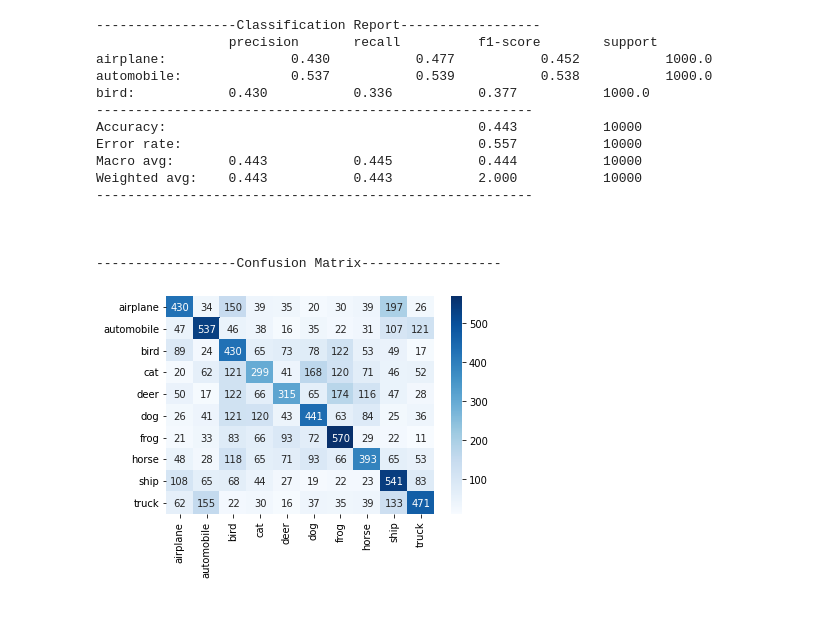
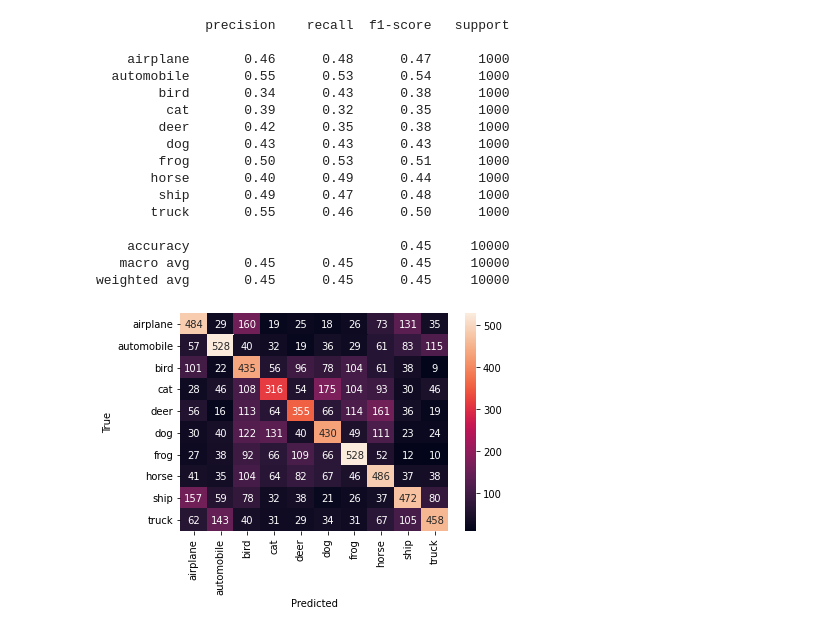
Before and after one commit to saeedzou/Deep-Learning-Assignments-2022, a Jupyter notebook: Assignment 3/q2.ipynb, the cells around one changed output. Cells and saved outputs as stored; diff of their text form; code cells hidden in the pictures.

```diff
--- a/Assignment 3/q2.ipynb
+++ b/Assignment 3/q2.ipynb
@@ -23,8 +23,8 @@ test_transform = torchvision.transforms.Compose([
     torchvision.transforms.ToTensor()
 ])
 # load CIFAR-10 dataset
-train_dataset = torchvision.datasets.CIFAR10(root='./data', train=True, download=False, transform=train_transform)
-test_dataset = torchvision.datasets.CIFAR10(root='./data', train=False, download=False, transform=test_transform)
+train_dataset = torchvision.datasets.CIFAR10(root='./data', train=True, download=True, transform=test_transform)
+test_dataset = torchvision.datasets.CIFAR10(root='./data', train=False, download=True, transform=test_transform)
 # create data loaders
 train_size = int(0.9 * len(train_dataset))
 val_size = len(train_dataset) - train_size
@@ -70,20 +91,21 @@ Epoch: 10/10     Train loss: 1.800       Train accuracy: 0.392   val loss: 2.097
 # %%
  # test the model on test data
-calculate_metrics(model, test_loader, classes=test_dataset.classes, device=device)
+print_metrics(model, test_loader, classes=test_dataset.classes, device=device)
 # %% [output]
-------------------Classification Report------------------
-                 precision       recall          f1-score        support
-airplane:                0.430           0.477           0.452           1000.0
-automobile:              0.537           0.539           0.538           1000.0
-bird:            0.430           0.336           0.377           1000.0
---------------------------------------------------------
-Accuracy:                                        0.443           10000
-Error rate:                                      0.557           10000
-Macro avg:       0.443           0.445           0.444           10000
-Weighted avg:    0.443           0.443           2.000           10000
---------------------------------------------------------
+              precision    recall  f1-score   support
 
+    airplane       0.46      0.48      0.47      1000
+  automobile       0.55      0.53      0.54      1000
+        bird       0.34      0.43      0.38      1000
+         cat       0.39      0.32      0.35      1000
+        deer       0.42      0.35      0.38      1000
+         dog       0.43      0.43      0.43      1000
+        frog       0.50      0.53      0.51      1000
+       horse       0.40      0.49      0.44      1000
+        ship       0.49      0.47      0.48      1000
+       truck       0.55      0.46      0.50      1000
 
-
-------------------Confusion Matrix------------------
+    accuracy                           0.45     10000
+   macro avg       0.45      0.45      0.45     10000
+weighted avg       0.45      0.45      0.45     10000
-[figure, old version]
+[figure, new version]
```
Also changed, not shown: parts of 18 cells of this notebook.
